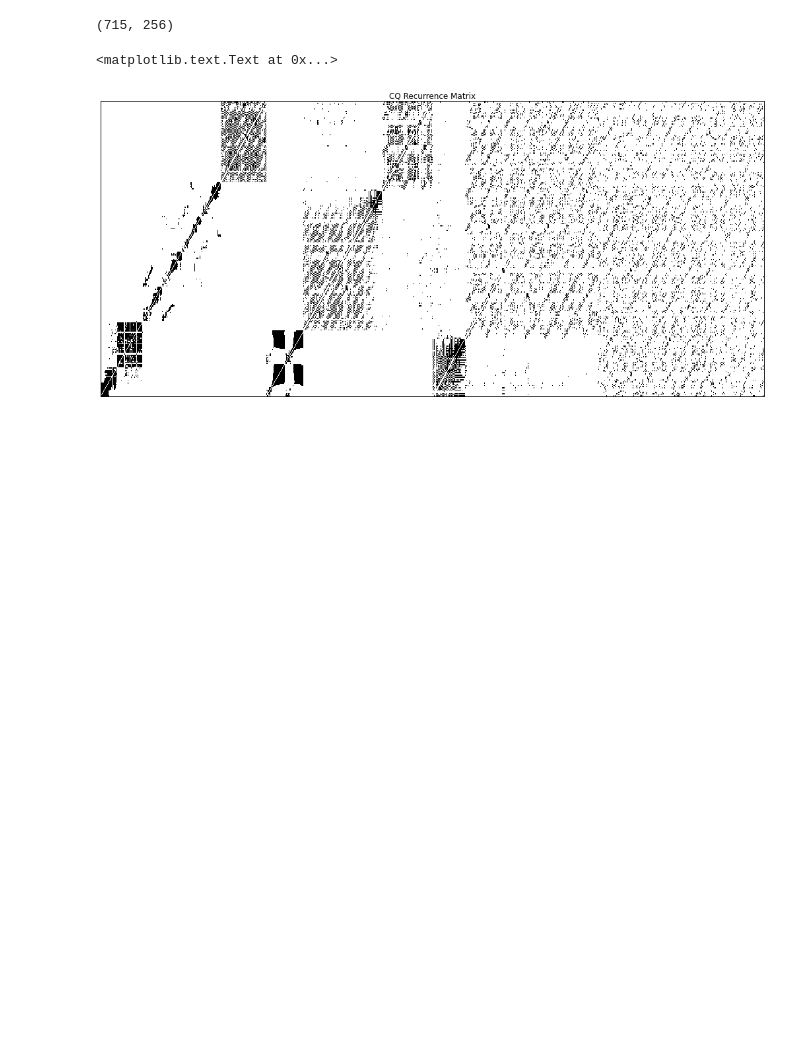
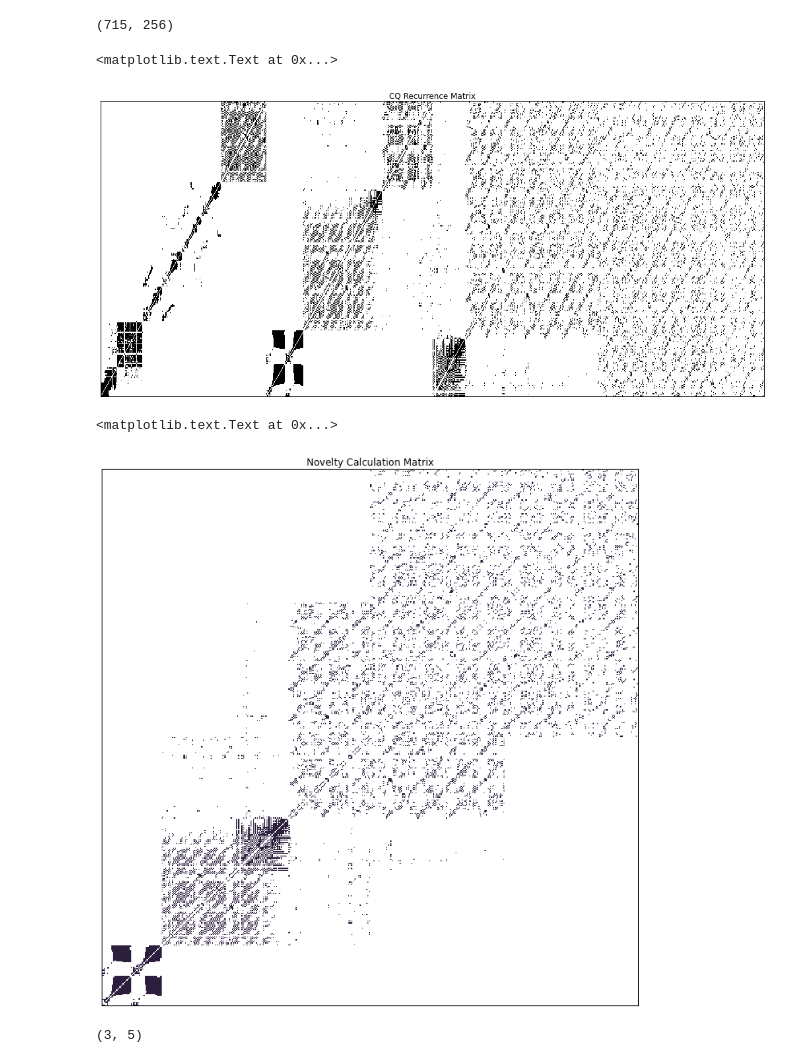
Before and after one commit to hydev/MPA-project, a Jupyter notebook: mixanalyzer.ipynb, the cells around one changed output. Saved outputs shown, nothing was run; the diff lists cells and outputs as text; code cells hidden in the pictures; blank space fills up the shorter version.

Commit message:
Added novelty calculation sequence.

```diff
--- a/mixanalyzer.ipynb
+++ b/mixanalyzer.ipynb
@@ -123,6 +123,9 @@ blocksize = n_blocks * 1/sr * framesize #seconds
 
 horizon = 4 * n_blocks
 horizon_step = horizon//2
+
+#make sure there is enough data for the filter
+assert horizon >= 2*kernel_size+1
 
 duration = get_audiofile_duration(filename)
 segments = np.arange(0,180,blocksize) # replace fixed value with duration!
@@ -159,6 +162,10 @@ for i, block in enumerate(segments):
         novelty_calc_matrix[horizon_step:horizon+horizon_step, horizon_step:horizon+horizon_step] = np.array(list(rec_buffer)[:horizon])
         novelty_calc_matrix[horizon:2*horizon, horizon:2*horizon] = np.array(list(rec_buffer)[horizon:2*horizon])
 
+        lower_limit = horizon_step-kernel_size
+        upper_limit = horizon+horizon_step+kernel_size
+        novelty = correlate2d_diagonal(novlety_calc_kernel[lower_limit:upper_limit, lower_limit:upper_limit], kernel)
+
         #print(np.shape(R_CQ))
 #         if recurrence_buffer: # check if it's empty
 #             recurrence_buffer.append(R_CQ[-1])
@@ -167,8 +174,6 @@ for i, block in enumerate(segments):
 #        for j in range(0,)
 #        feature_buffer.popleft() # throw away one feature vector
 
-#        novelty = correlate2d_diagonal(R_CQ, kernel)
-
 #     print("feature buffer:", len(feature_buffer))
 #     print("feature buffer pop shape:", np.shape(feature_buffer.popleft()))
 #    feature_buffer.pop
@@ -199,8 +208,22 @@ plt.title('CQ Recurrence Matrix')
 # %% [output]
 <matplotlib.text.Text at 0x...>
 [figure]
+# %%
+plt.figure(figsize=(12,12))
+
+librosa.display.specshow(np.array(novelty_calc_matrix).T)
+
+plt.title('Novelty Calculation Matrix')
+# %% [output]
+<matplotlib.text.Text at 0x...>
+[figure, added]
 # %%
 plt.figure(figsize=(12,4))
 plt.plot(novelty)
 plt.ylabel('Novelty')
 plt.show()
+# %%
+x = (3,5)
+print(x)
+# %% [output]
+(3, 5)
```
Also changed, not shown: parts of 1 cell of this notebook.
